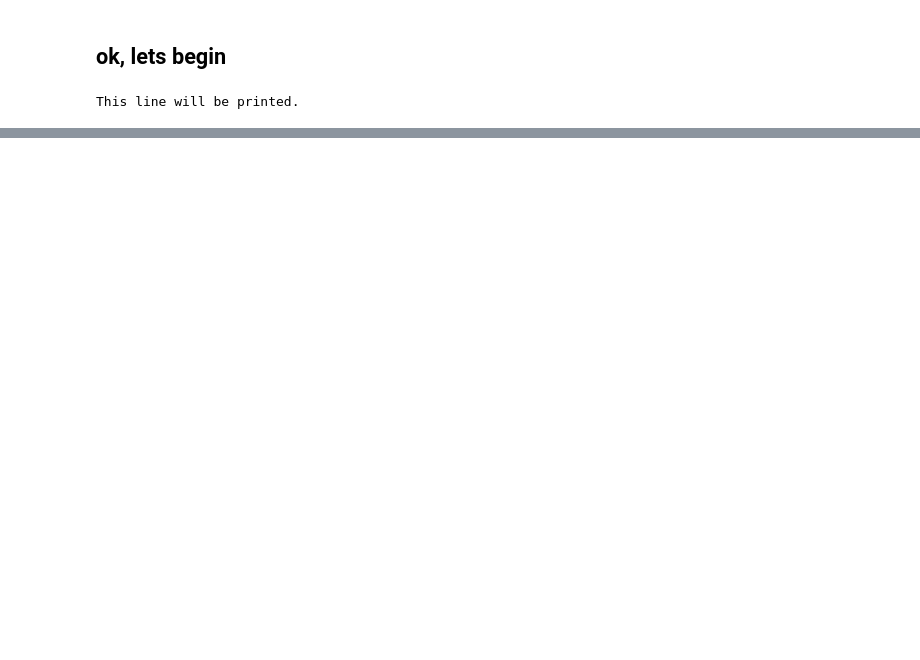
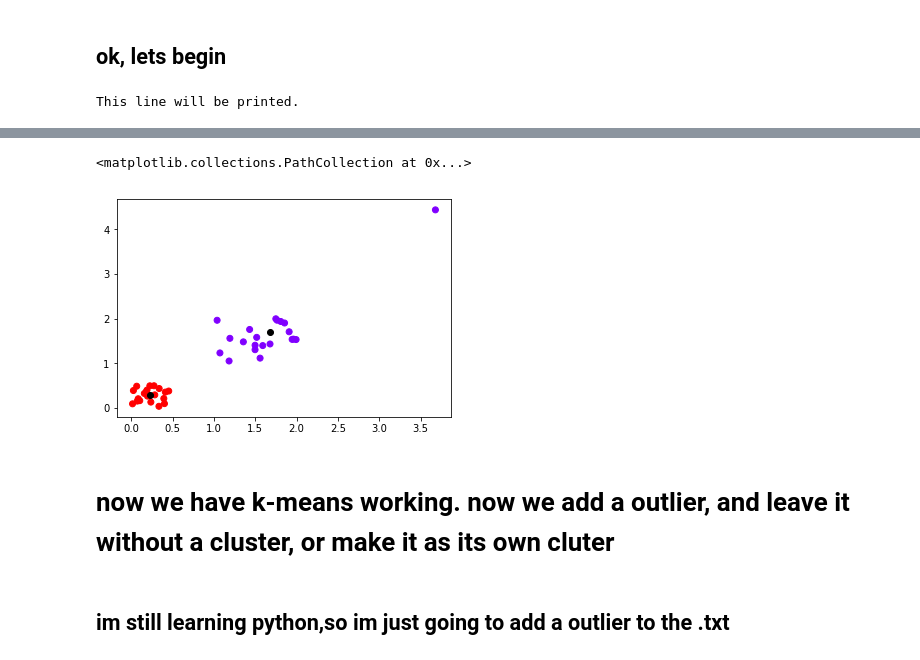
Before and after one commit to alik604/Notebooks, a Jupyter notebook: anomalyDetection.ipynb, the cells around one changed output, grey strips where cells are left out. Drawn from its saved outputs; the diff is of its cells as text; code cells hidden in the pictures; blank space fills up the shorter version.

```diff
--- a/anomalyDetection.ipynb
+++ b/anomalyDetection.ipynb
@@ -56,0 +75,10 @@ df.plot(x=x, style=['o','rx'])
+# %%
+plt.scatter(myX[:,0], myX[:,1], c=kmeans.labels_, cmap='rainbow')
+plt.scatter(kmeans.cluster_centers_[:,0] ,kmeans.cluster_centers_[:,1], color='black')
+# %% [output]
+<matplotlib.collections.PathCollection at 0x...>
+[figure, added]
+# %% [markdown]
+# now we have k-means working. now we add a outlier, and leave it without a cluster, or make it as its own cluter
+# %% [markdown]
+## im still learning python,so im just going to add a outlier to the .txt
```
Also changed, not shown: parts of 20 cells of this notebook, 1 other file.
